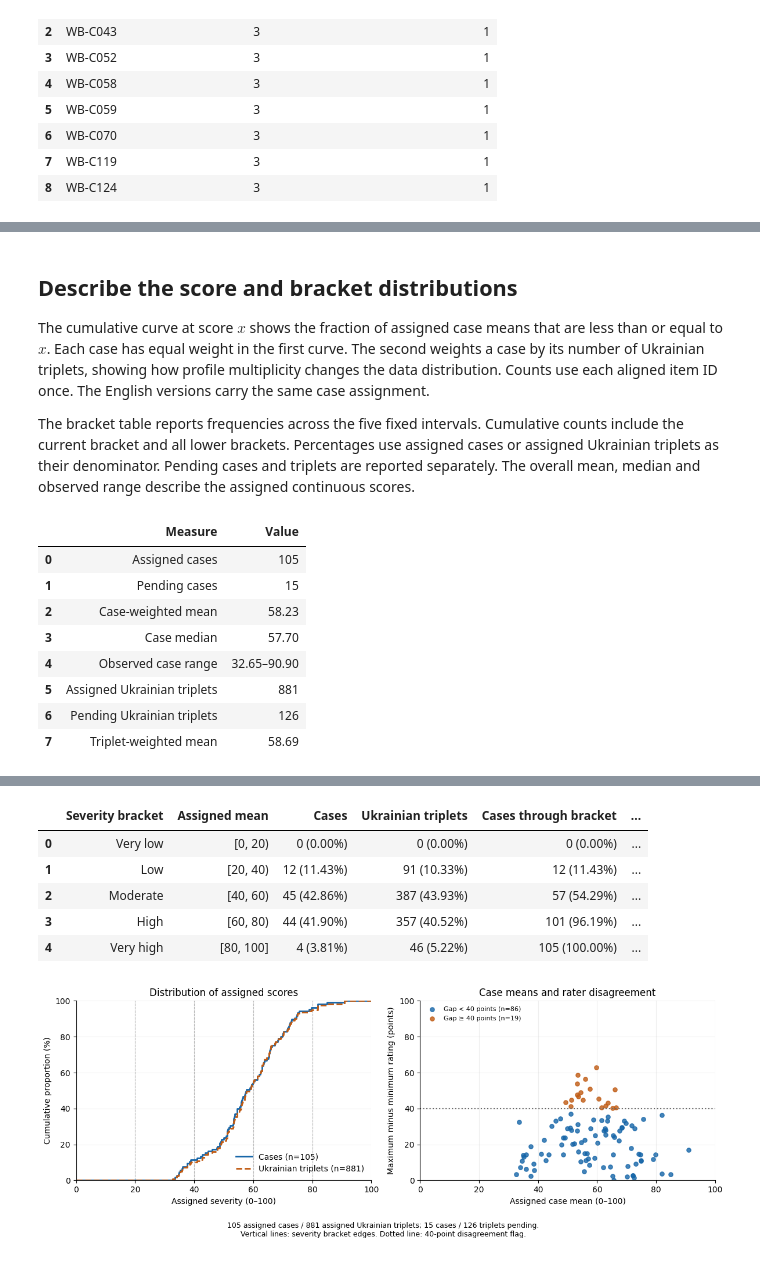
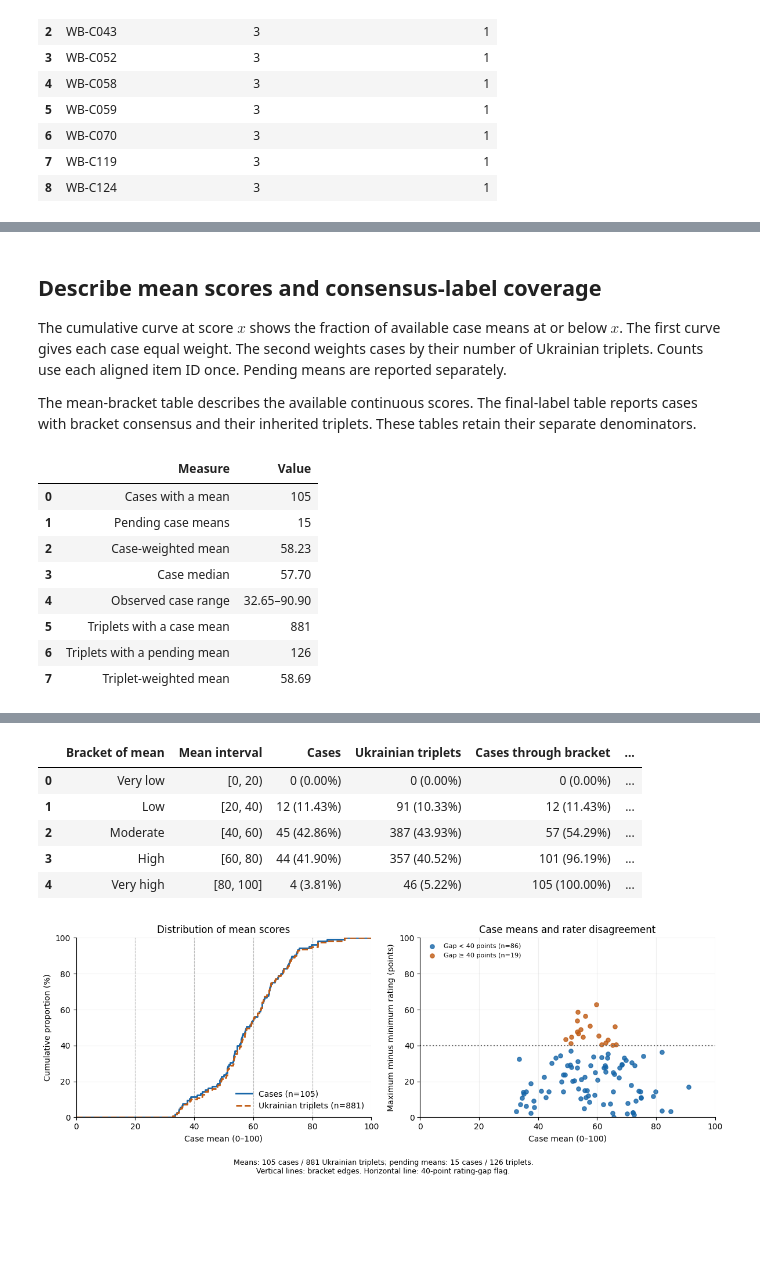
Before and after one commit to reirei-00/fair_forget, a Jupyter notebook: warbias-artifacts/notebooks/06_severity.ipynb, the cells around one changed output, grey strips where cells are left out. Cells and saved outputs as stored; diff of their text form; code cells hidden in the pictures; blank space fills up the shorter version.

Commit message:
Derive consensus severity labels

```diff
--- a/warbias-artifacts/notebooks/06_severity.ipynb
+++ b/warbias-artifacts/notebooks/06_severity.ipynb
@@ -444,17 +597,14 @@ display(DataFrame(triplet_severity["uk"][:3]))
 # %% [markdown]
-## Describe the score and bracket distributions
+## Describe mean scores and consensus-label coverage
 
-The cumulative curve at score $x$ shows the fraction of assigned case means that
-are less than or equal to $x$. Each case has equal weight in the first curve.
-The second weights a case by its number of Ukrainian triplets, showing how profile
-multiplicity changes the data distribution. Counts use each aligned item ID once.
-The English versions carry the same case assignment.
+The cumulative curve at score $x$ shows the fraction of available case means at or
+below $x$. The first curve gives each case equal weight. The second weights cases
+by their number of Ukrainian triplets. Counts use each aligned item ID once.
+Pending means are reported separately.
 
-The bracket table reports frequencies across the five fixed intervals. Cumulative
-counts include the current bracket and all lower brackets. Percentages use assigned
-cases or assigned Ukrainian triplets as their
-denominator. Pending cases and triplets are reported separately. The overall mean,
-median and observed range describe the assigned continuous scores.
+The mean-bracket table describes the available continuous scores. The final-label
+table reports cases with bracket consensus and their inherited triplets. These
+tables retain their separate denominators.
 # %%
 distribution = severity_distribution(taxonomy_with_severity, dataset["rows"]["uk"])
 summary = distribution["summary"]
@@ -464,13 +614,13 @@ display(
         [
             {"Measure": label, "Value": value}
             for label, value in (
-                ("Assigned cases", str(summary["assigned_cases"])),
-                ("Pending cases", str(summary["pending_cases"])),
+                ("Cases with a mean", str(summary["assigned_cases"])),
+                ("Pending case means", str(summary["pending_cases"])),
                 ("Case-weighted mean", f"{summary['case_mean']:.2f}"),
                 ("Case median", f"{summary['case_median']:.2f}"),
                 ("Observed case range", f"{summary['case_min']:.2f}–{summary['case_max']:.2f}"),
-                ("Assigned Ukrainian triplets", str(summary["assigned_triplets"])),
-                ("Pending Ukrainian triplets", str(summary["pending_triplets"])),
+                ("Triplets with a case mean", str(summary["assigned_triplets"])),
+                ("Triplets with a pending mean", str(summary["pending_triplets"])),
                 ("Triplet-weighted mean", f"{summary['triplet_weighted_mean']:.2f}"),
             )
         ]
@@ -492,9 +642,9 @@ display(
         columns={
             "severity_score": "Score threshold",
             "cumulative_cases": "Cases ≤ threshold",
-            "case_fraction": "Assigned cases (%)",
+            "case_fraction": "Cases with means (%)",
             "cumulative_triplets": "Ukrainian triplets ≤ threshold",
-            "triplet_fraction": "Assigned Ukrainian triplets (%)",
+            "triplet_fraction": "Triplets with means (%)",
         }
     )
 )
@@ -527,8 +677,8 @@ display(
     DataFrame(
         [
             {
-                "Severity bracket": row["label"],
-                "Assigned mean": interval_label(row),
+                "Bracket of mean": row["label"],
+                "Mean interval": interval_label(row),
                 "Cases": f"{row['case_count']} ({100 * row['case_fraction']:.2f}%)",
                 "Ukrainian triplets": f"{row['triplet_count']} ({100 * row['triplet_fraction']:.2f}%)",
                 "Cases through bracket": f"{row['cumulative_cases']} ({100 * row['cumulative_case_fraction']:.2f}%)",
@@ -565,9 +715,9 @@ if distribution["cdf"]:
 axes[0].set(
     xlim=(0, 100),
     ylim=(0, 100),
-    xlabel="Assigned severity (0–100)",
+    xlabel="Case mean (0–100)",
     ylabel="Cumulative proportion (%)",
-    title="Distribution of assigned scores",
+    title="Distribution of mean scores",
 )
 for bracket in brackets[1:]:
     axes[0].axvline(bracket["lower"], color="#BBBBBB", linestyle="--", linewidth=0.8, zorder=0)
@@ -590,7 +740,7 @@ axes[1].axhline(gap_threshold, color="#666666", linestyle=":", linewidth=1.5)
 axes[1].set(
     xlim=(0, 100),
     ylim=(0, 100),
-    xlabel="Assigned case mean (0–100)",
+    xlabel="Case mean (0–100)",
     ylabel="Maximum minus minimum rating (points)",
     title="Case means and rater disagreement",
 )
@@ -602,9 +752,9 @@ figure.tight_layout(rect=(0, 0.1, 1, 1))
 figure.text(
     0.5,
     0.015,
-    f"{summary['assigned_cases']} assigned cases / {summary['assigned_triplets']} assigned Ukrainian triplets; "
-    f"{summary['pending_cases']} cases / {summary['pending_triplets']} triplets pending.\n"
-    f"Vertical lines: severity bracket edges. Dotted line: {gap_threshold:g}-point disagreement flag.",
+    f"Means: {summary['assigned_cases']} cases / {summary['assigned_triplets']} Ukrainian triplets; "
+    f"pending means: {summary['pending_cases']} cases / {summary['pending_triplets']} triplets.\n"
+    f"Vertical lines: bracket edges. Horizontal line: {gap_threshold:g}-point rating-gap flag.",
     ha="center",
     fontsize=9,
 )
@@ -614,11 +764,11 @@ display(figure)
 plt.close(figure)
 # %% [output]
 |  | Measure | Value |
-| 0 | Assigned cases | 105 |
-| 1 | Pending cases | 15 |
+| 0 | Cases with a mean | 105 |
+| 1 | Pending case means | 15 |
 | 2 | Case-weighted mean | 58.23 |
 | 3 | Case median | 57.70 |
 | 4 | Observed case range | 32.65–90.90 |
-| 5 | Assigned Ukrainian triplets | 881 |
-| 6 | Pending Ukrainian triplets | 126 |
+| 5 | Triplets with a case mean | 881 |
+| 6 | Triplets with a pending mean | 126 |
 | 7 | Triplet-weighted mean | 58.69 |
@@ -626,17 +776,17 @@ plt.close(figure)
 | 0 | 32.65 | 1 | 0.95 | 7 | 0.79 |
 | 12 | 42.10 | 14 | 13.33 | 102 | 11.58 |
 | 24 | 50.85 | 26 | 24.76 | 205 | 23.27 |
 | 36 | 54.45 | 40 | 38.10 | 321 | 36.44 |
 | 48 | 57.70 | 53 | 50.48 | 438 | 49.72 |
 | 60 | 62.95 | 67 | 63.81 | 566 | 64.25 |
 | 72 | 66.35 | 79 | 75.24 | 666 | 75.60 |
 | 84 | 72.15 | 91 | 86.67 | 759 | 86.15 |
 | 96 | 84.95 | 104 | 99.05 | 865 | 98.18 |
-|  | Severity bracket | Assigned mean | Cases | Ukrainian triplets | Cases through bracket | ... |
+|  | Bracket of mean | Mean interval | Cases | Ukrainian triplets | Cases through bracket | ... |
 | 0 | Very low | [0, 20) | 0 (0.00%) | 0 (0.00%) | 0 (0.00%) | ... |
 | 1 | Low | [20, 40) | 12 (11.43%) | 91 (10.33%) | 12 (11.43%) | ... |
 | 2 | Moderate | [40, 60) | 45 (42.86%) | 387 (43.93%) | 57 (54.29%) | ... |
 | 3 | High | [60, 80) | 44 (41.90%) | 357 (40.52%) | 101 (96.19%) | ... |
 | 4 | Very high | [80, 100] | 4 (3.81%) | 46 (5.22%) | 105 (100.00%) | ... |
-[figure, old version]
+[figure, new version]
 # %% [markdown]
```
Also changed, not shown: parts of 13 cells of this notebook, 11 other files.
